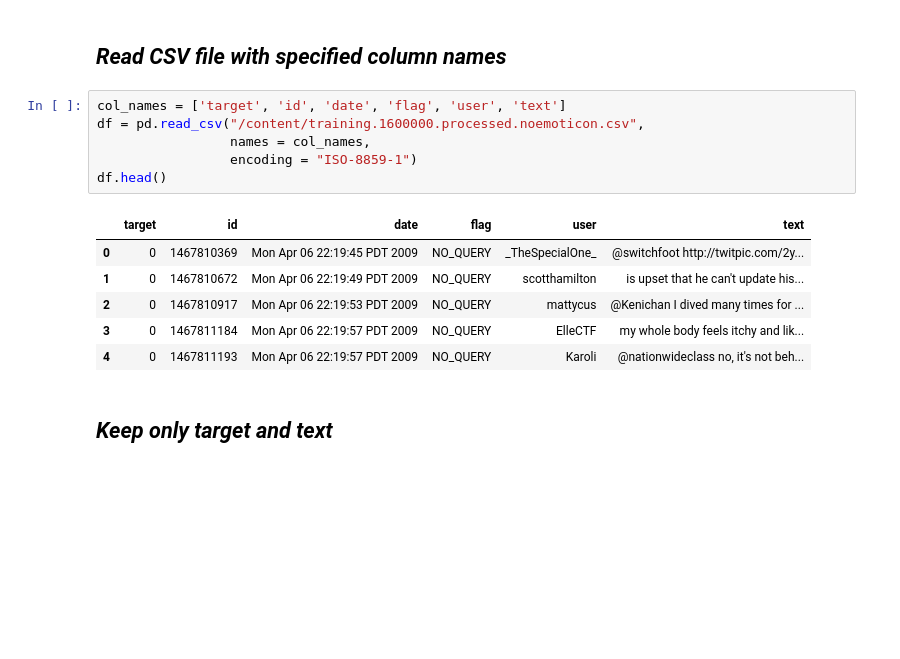
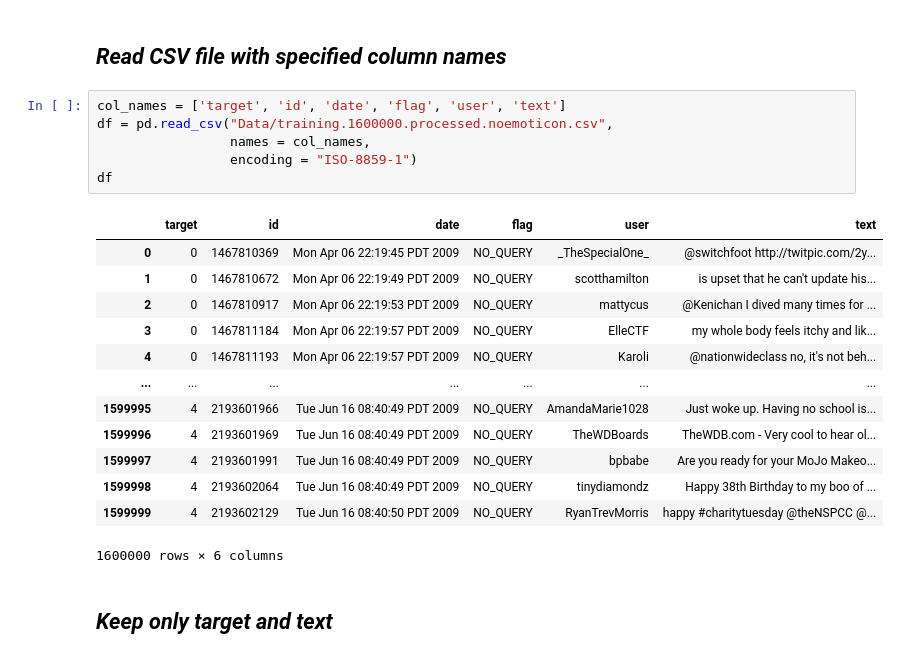
Before and after one commit to paigeaera5/Sentiment_Analysis, a Jupyter notebook: model_development.ipynb, the cells around one changed output. Cells and saved outputs as stored; diff of their text form; blank space fills up the shorter version.

```diff
--- a/model_development.ipynb
+++ b/model_development.ipynb
@@ -76,17 +67,24 @@ Downloading sentiment140.zip to /content
 ## *Read CSV file with specified column names*
 # %%
 col_names = ['target', 'id', 'date', 'flag', 'user', 'text']
-df = pd.read_csv("/content/training.1600000.processed.noemoticon.csv",
+df = pd.read_csv("Data/training.1600000.processed.noemoticon.csv",
                  names = col_names,
                  encoding = "ISO-8859-1")
-df.head()
+df
 # %% [output]
 |  | target | id | date | flag | user | text |
 | 0 | 0 | 1467810369 | Mon Apr 06 22:19:45 PDT 2009 | NO_QUERY | _TheSpecialOne_ | @switchfoot http://twitpic.com/2y... |
 | 1 | 0 | 1467810672 | Mon Apr 06 22:19:49 PDT 2009 | NO_QUERY | scotthamilton | is upset that he can't update his... |
 | 2 | 0 | 1467810917 | Mon Apr 06 22:19:53 PDT 2009 | NO_QUERY | mattycus | @Kenichan I dived many times for ... |
 | 3 | 0 | 1467811184 | Mon Apr 06 22:19:57 PDT 2009 | NO_QUERY | ElleCTF | my whole body feels itchy and lik... |
 | 4 | 0 | 1467811193 | Mon Apr 06 22:19:57 PDT 2009 | NO_QUERY | Karoli | @nationwideclass no, it's not beh... |
+| ... | ... | ... | ... | ... | ... | ... |
+| 1599995 | 4 | 2193601966 | Tue Jun 16 08:40:49 PDT 2009 | NO_QUERY | AmandaMarie1028 | Just woke up. Having no school is... |
+| 1599996 | 4 | 2193601969 | Tue Jun 16 08:40:49 PDT 2009 | NO_QUERY | TheWDBoards | TheWDB.com - Very cool to hear ol... |
+| 1599997 | 4 | 2193601991 | Tue Jun 16 08:40:49 PDT 2009 | NO_QUERY | bpbabe | Are you ready for your MoJo Makeo... |
+| 1599998 | 4 | 2193602064 | Tue Jun 16 08:40:49 PDT 2009 | NO_QUERY | tinydiamondz | Happy 38th Birthday to my boo of ... |
+| 1599999 | 4 | 2193602129 | Tue Jun 16 08:40:50 PDT 2009 | NO_QUERY | RyanTrevMorris | happy #charitytuesday @theNSPCC @... |
+1600000 rows × 6 columns
 # %% [markdown]
 ## *Keep only target and text*
 # %%
```
Also changed, not shown: parts of 19 cells of this notebook.
